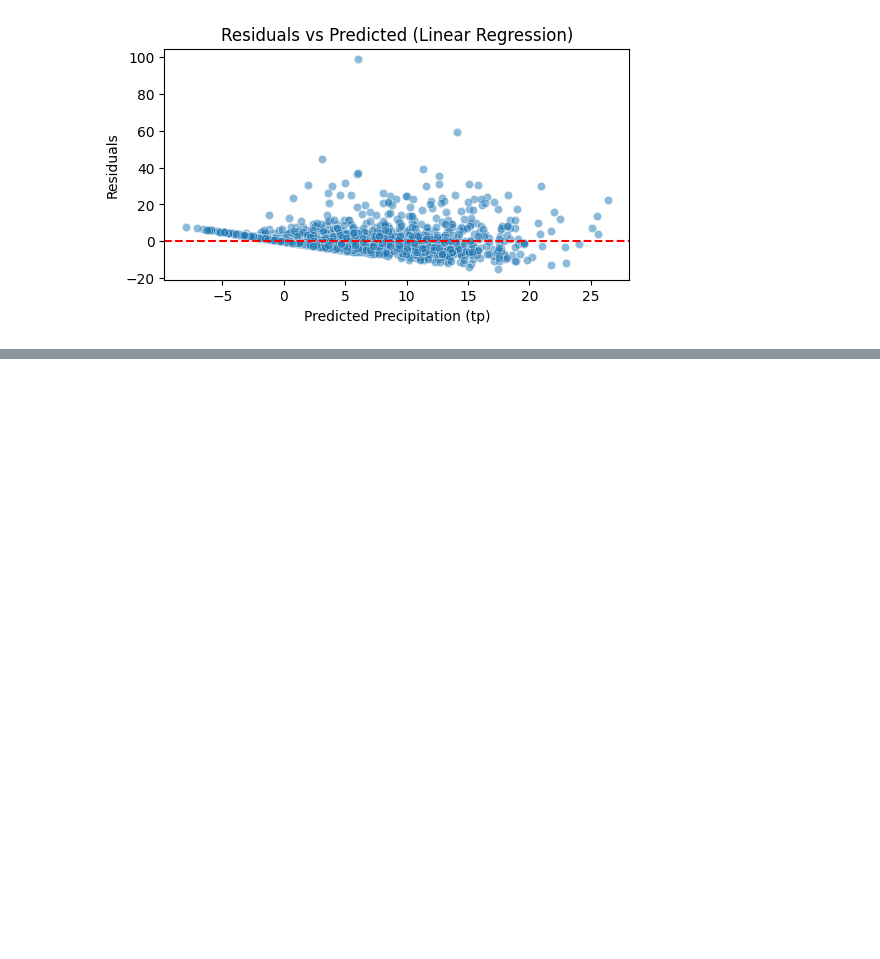
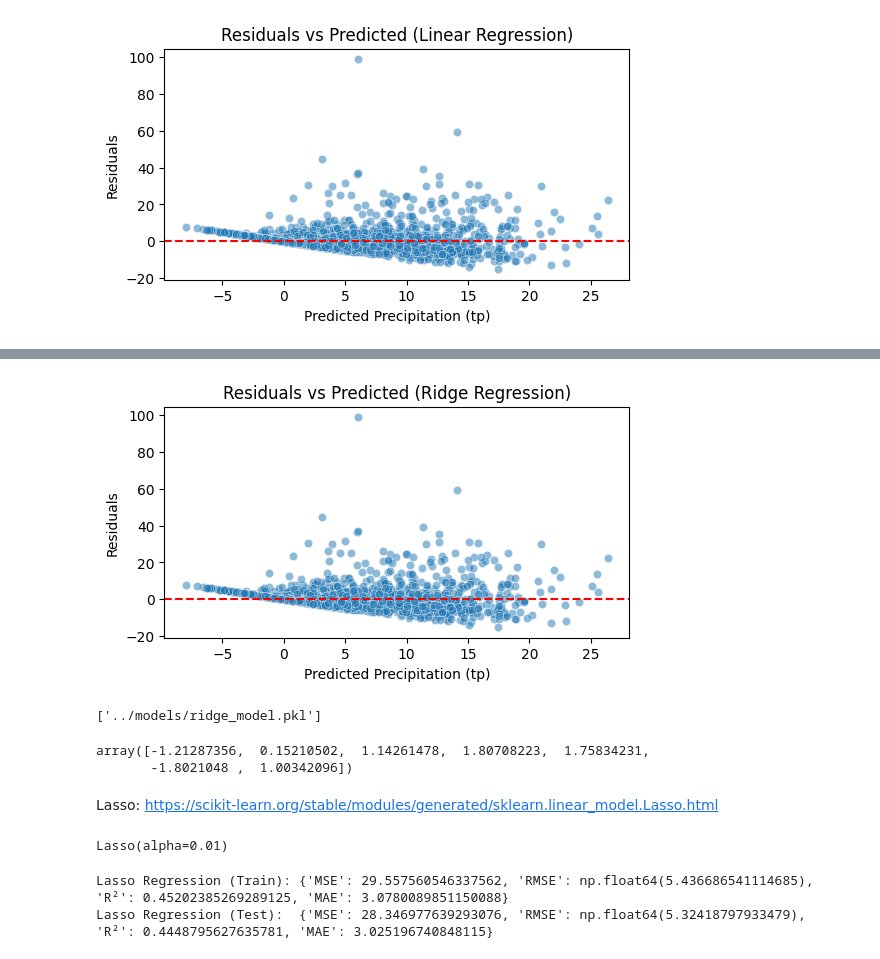
Before and after one commit to Saqibdev-786/Manglore-Weather-Data, a Jupyter notebook: notebooks/main.ipynb, the cells around one changed output, grey strips where cells are left out. Drawn from its saved outputs; the diff is of its cells as text; code cells hidden in the pictures; blank space fills up the shorter version.

Commit message:
Learning Over

```diff
--- a/notebooks/main.ipynb
+++ b/notebooks/main.ipynb
@@ -493,0 +543,22 @@ joblib.dump(lr, '../models/linear_regression_model.pkl')
+# %%
+residuals = y_test - y_test_pred_ridge
+plt.figure(figsize=(6,3))
+sns.scatterplot(x=y_test_pred_ridge, y=residuals, alpha=0.5)
+plt.axhline(0, color="red", linestyle="--")
+plt.xlabel("Predicted Precipitation (tp)")
+plt.ylabel("Residuals")
+plt.title("Residuals vs Predicted (Ridge Regression)")
+plt.show()
+# %% [output]
+[figure, added]
+# %%
+joblib.dump(ridge, "../models/ridge_model.pkl")
+# %% [output]
+['../models/ridge_model.pkl']
+# %%
+ridge.coef_
+# %% [output]
+array([-1.21287356,  0.15210502,  1.14261478,  1.80708223,  1.75834231,
+       -1.8021048 ,  1.00342096])
+# %% [markdown]
+Lasso: https://scikit-learn.org/stable/modules/generated/sklearn.linear_model.Lasso.html
@@ -493,0 +569,4 @@ joblib.dump(lr, '../models/linear_regression_model.pkl')
+# %%
+lasso.fit(X_train_scaled, y_train)
+# %% [output]
+Lasso(alpha=0.01)
@@ -493,0 +576,6 @@ joblib.dump(lr, '../models/linear_regression_model.pkl')
+# %%
+print("Lasso Regression (Train):", metrics(y_train, y_train_pred_lasso))
+print("Lasso Regression (Test): ", metrics(y_test, y_test_pred_lasso))
+# %% [output]
+Lasso Regression (Train): {'MSE': 29.557560546337562, 'RMSE': np.float64(5.436686541114685), 'R²': 0.45202385269289125, 'MAE': 3.0780089851150088}
+Lasso Regression (Test):  {'MSE': 28.346977639293076, 'RMSE': np.float64(5.32418797933479), 'R²': 0.4448795627635781, 'MAE': 3.025196740848115}
```
Also changed, not shown: parts of 50 cells of this notebook, 5 other files.
